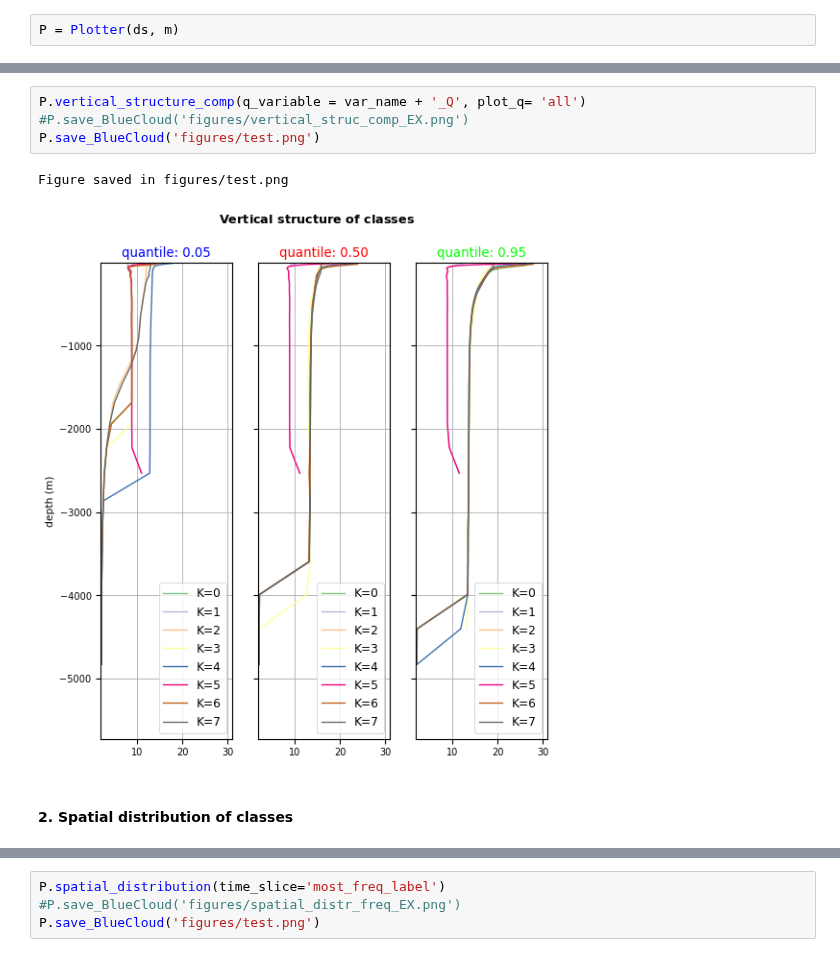
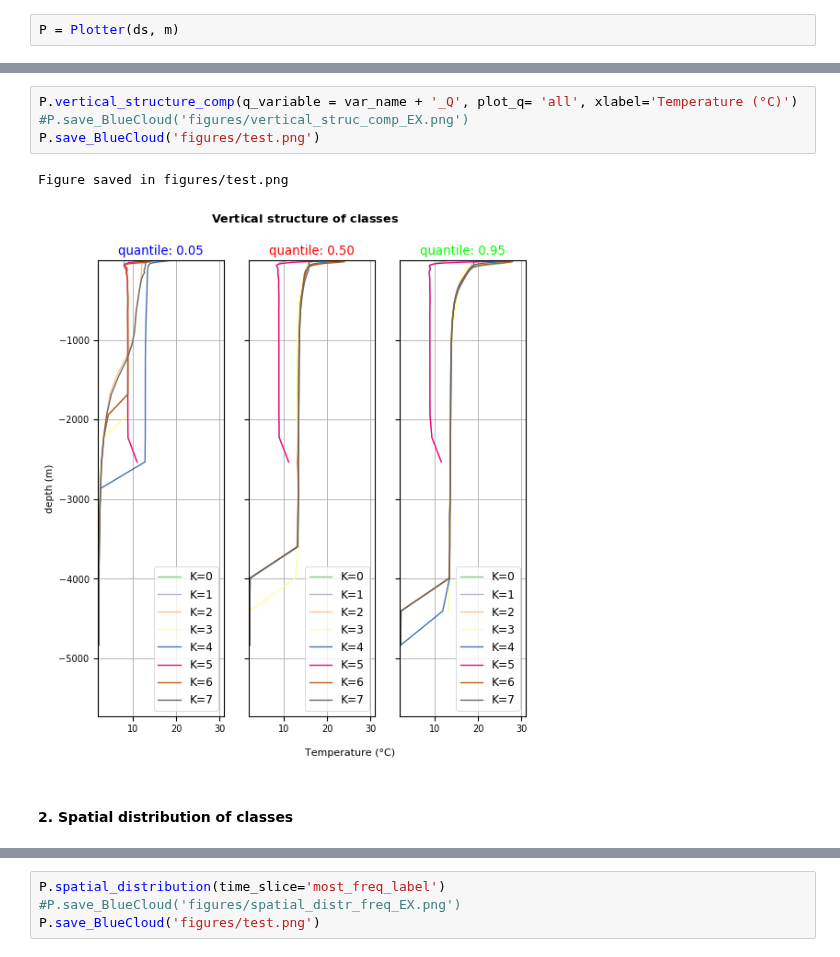
Before and after one commit to euroargodev/BlueCloud, a Jupyter notebook: predict_PCMlabels_and_plot.ipynb, the cells around one changed output, grey strips where cells are left out. Cells and saved outputs as stored; diff of their text form.

Commit message:
format in figures and format with flake

```diff
--- a/predict_PCMlabels_and_plot.ipynb
+++ b/predict_PCMlabels_and_plot.ipynb
@@ -143,10 +185,10 @@ Figure saved in figures/test.png
 # %%
-P.vertical_structure_comp(q_variable = var_name + '_Q', plot_q= 'all')
+P.vertical_structure_comp(q_variable = var_name + '_Q', plot_q= 'all', xlabel='Temperature (°C)')
 #P.save_BlueCloud('figures/vertical_struc_comp_EX.png')
 P.save_BlueCloud('figures/test.png')
 # %% [output]
 Figure saved in figures/test.png
-[figure, old version]
+[figure, new version]
 # %% [markdown]
-#### 2. Spatial distribution of classes
+#### __2. Spatial distribution of classes__
 # %%
```
Also changed, not shown: parts of 23 cells of this notebook, 4 other files.
